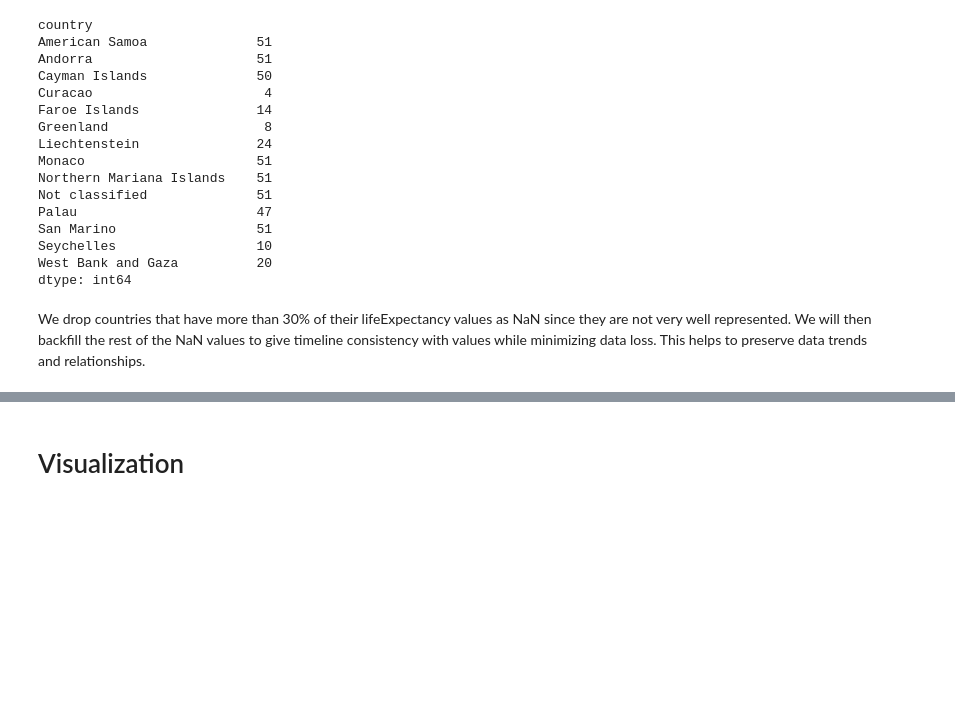
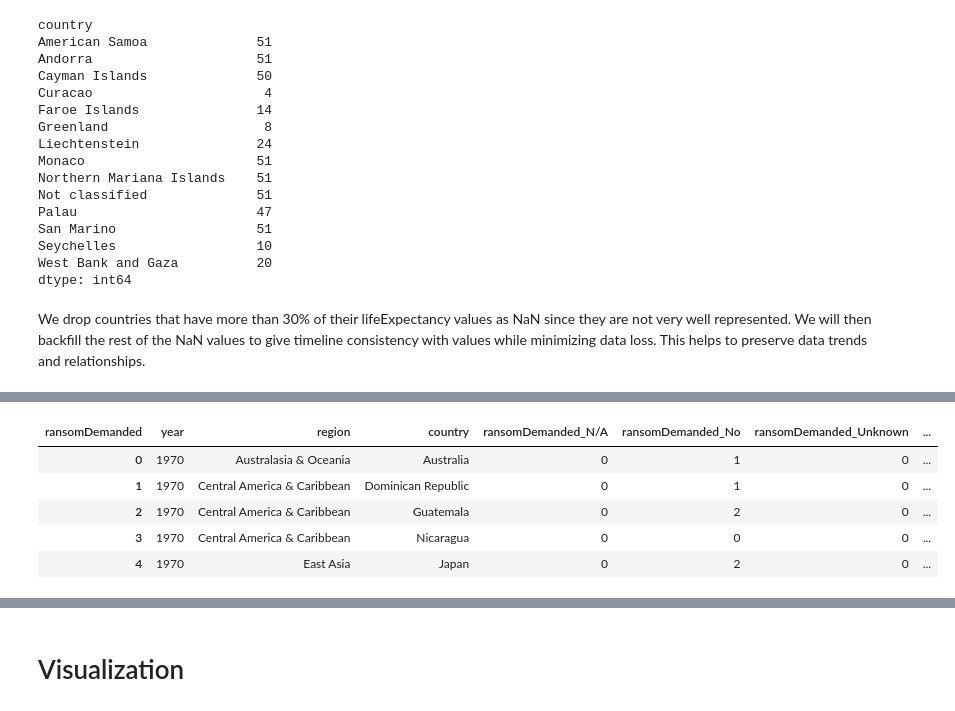
Before and after one commit to bdog18/TOOL1_FINAL_PROJECT, a Jupyter notebook: final.ipynb, the cells around one changed output, grey strips where cells are left out. Saved outputs shown, nothing was run; the diff lists cells and outputs as text; code cells hidden in the pictures; blank space fills up the shorter version.

```diff
--- a/final.ipynb
+++ b/final.ipynb
@@ -486,0 +625,9 @@ region_country_groups
+# %%
+ransomDemanded_df.head()
+# %% [output]
+| ransomDemanded | year | region | country | ransomDemanded_N/A | ransomDemanded_No | ransomDemanded_Unknown | ... |
+| 0 | 1970 | Australasia & Oceania | Australia | 0 | 1 | 0 | ... |
+| 1 | 1970 | Central America & Caribbean | Dominican Republic | 0 | 1 | 0 | ... |
+| 2 | 1970 | Central America & Caribbean | Guatemala | 0 | 2 | 0 | ... |
+| 3 | 1970 | Central America & Caribbean | Nicaragua | 0 | 0 | 0 | ... |
+| 4 | 1970 | East Asia | Japan | 0 | 2 | 0 | ... |
```
Also changed, not shown: parts of 44 cells of this notebook, 1 other file.
